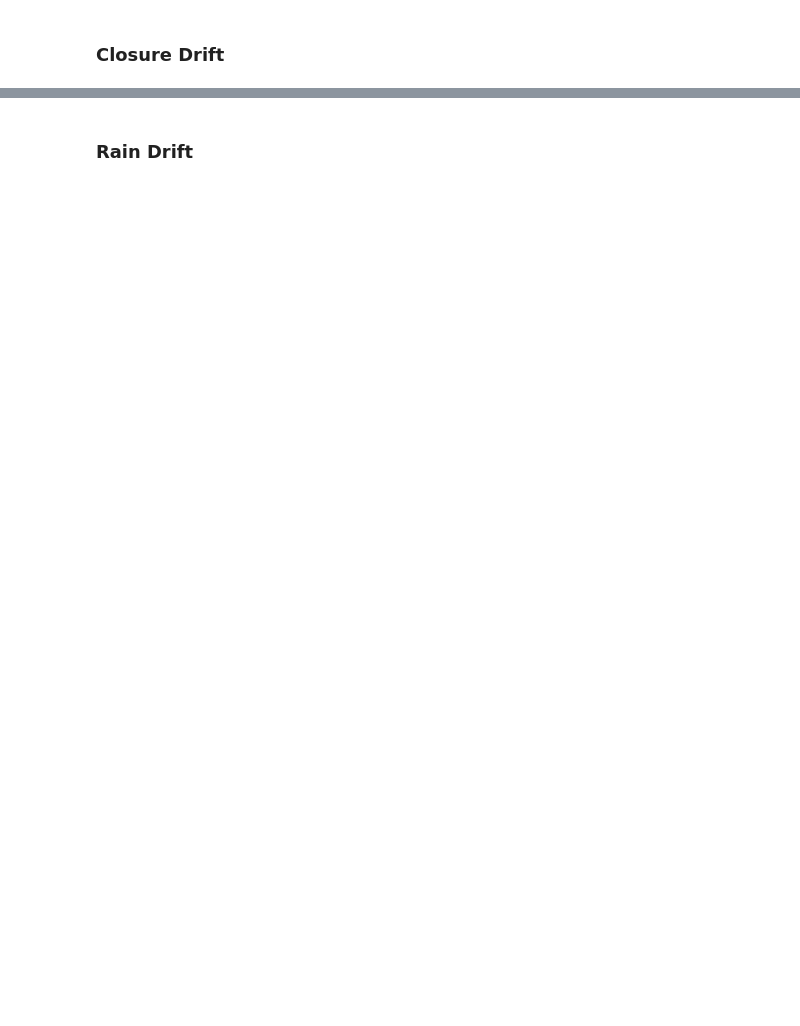
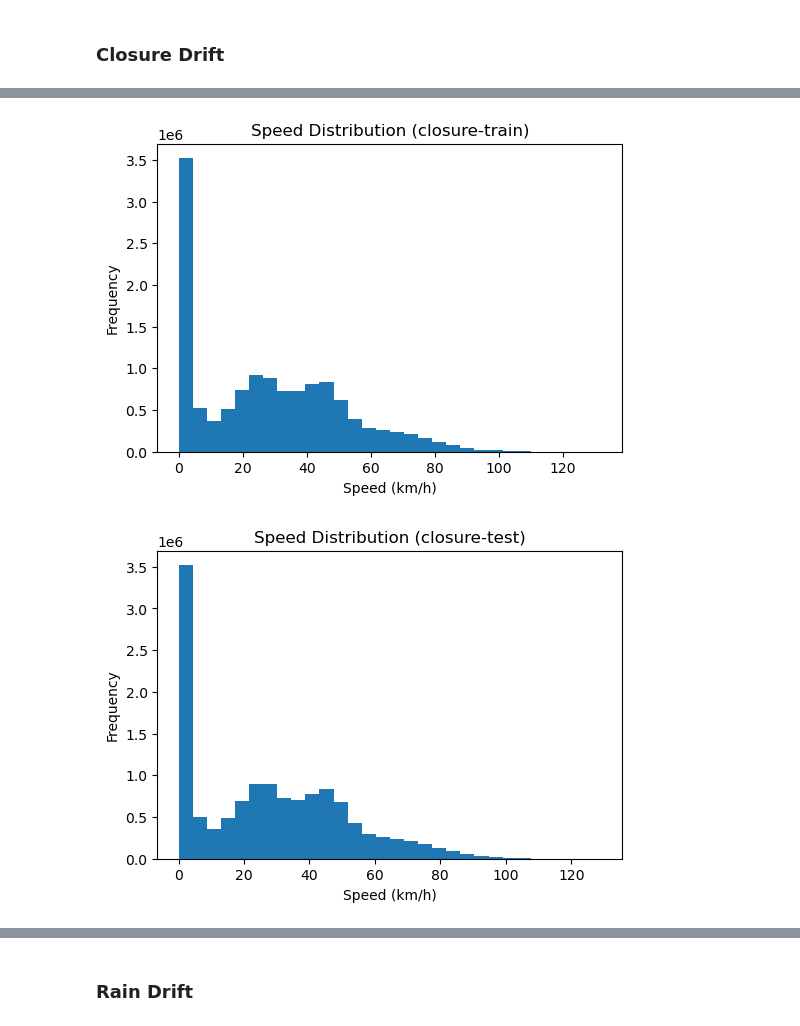
Before and after one commit to geokyr/diploma-thesis, a Jupyter notebook: dataset/dataset.ipynb, the cells around one changed output, grey strips where cells are left out. Drawn from its saved outputs; the diff is of its cells as text; code cells hidden in the pictures; blank space fills up the shorter version.

```diff
--- a/dataset/dataset.ipynb
+++ b/dataset/dataset.ipynb
@@ -500,26 +620,0 @@ for df, df_name in [(closure_train_df, "closure-train"), (closure_test_df, "clos
-# %%
-closure_train_df["second"] = closure_train_df["timestep_time"].astype(int)
-closure_train_df["hour"] = (closure_train_df["timestep_time"] // 3600).astype(int)
-closure_train_secondly = (
-    closure_train_df.groupby("second")
-    .agg(avg_speed_kmh=("speed_kmh", "mean"), vehicle_count=("vehicle_id", "nunique"))
-    .reset_index()
-)
-closure_train_hourly = (
-    closure_train_df.groupby("hour")
-    .agg(avg_speed_kmh=("speed_kmh", "mean"), vehicle_count=("vehicle_id", "nunique"))
-    .reset_index()
-)
-
-closure_test_df["second"] = closure_test_df["timestep_time"].astype(int)
-closure_test_df["hour"] = (closure_test_df["timestep_time"] // 3600).astype(int)
-closure_test_secondly = (
-    closure_test_df.groupby("second")
-    .agg(avg_speed_kmh=("speed_kmh", "mean"), vehicle_count=("vehicle_id", "nunique"))
-    .reset_index()
-)
-closure_test_hourly = (
-    closure_test_df.groupby("hour")
-    .agg(avg_speed_kmh=("speed_kmh", "mean"), vehicle_count=("vehicle_id", "nunique"))
-    .reset_index()
-)
@@ -592,0 +621,7 @@ for df, df_name, periods in [
+# %%
+closure_train_df, closure_train_secondly, closure_train_hourly = process_and_aggregate_dataset(
+    closure_train_df, "closure-train"
+)
+closure_test_df, closure_test_secondly, closure_test_hourly = process_and_aggregate_dataset(
+    closure_test_df, "closure-test"
+)
@@ -592,0 +642,6 @@ for df, df_name, periods in [
+# %%
+plot_speed_histogram(closure_train_df, "closure-train")
+plot_speed_histogram(closure_test_df, "closure-test")
+# %% [output]
+[figure, added]
+[figure, added]
```
Also changed, not shown: parts of 71 cells of this notebook, 1 other file.
